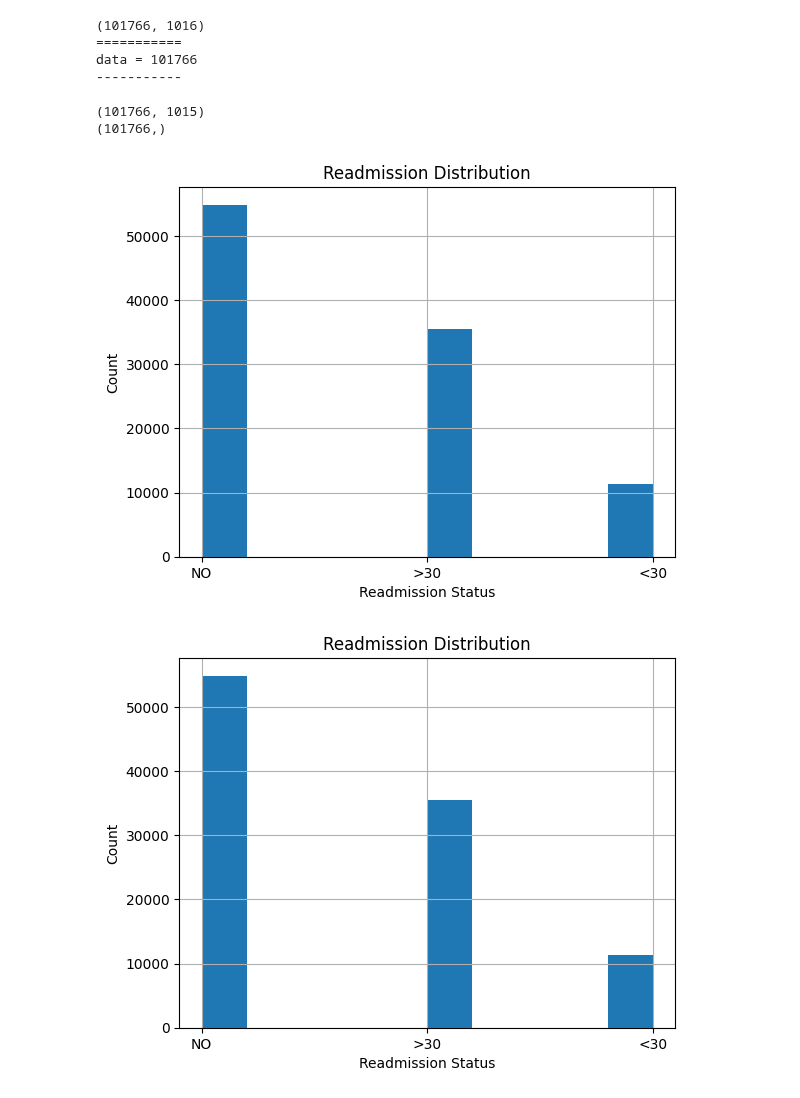
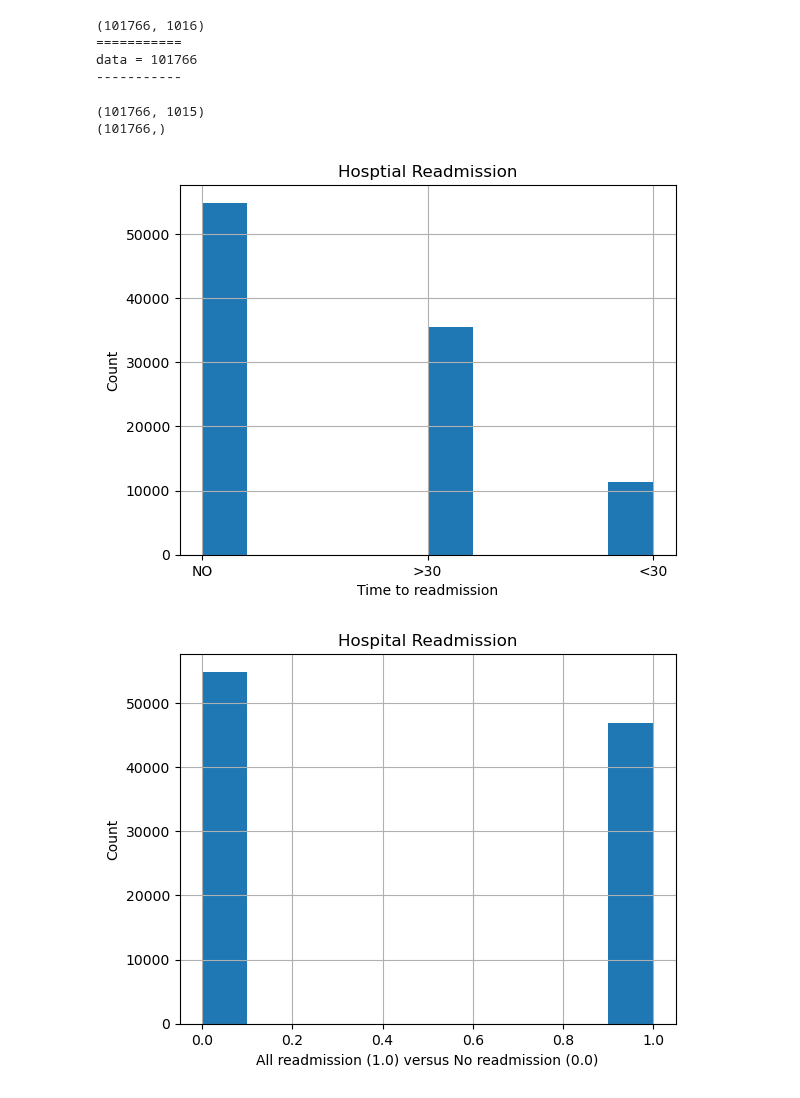
Before and after one commit to taddbackus/qtw, a Jupyter notebook: CaseStudy2/caseStudy2v3.ipynb, the cells around one changed output. Drawn from its saved outputs; the diff is of its cells as text; code cells hidden in the pictures.

```diff
--- a/CaseStudy2/caseStudy2v3.ipynb
+++ b/CaseStudy2/caseStudy2v3.ipynb
@@ -214,21 +217,20 @@ featureNames = X.columns.tolist()
 print(X.shape)
 print(y.shape)
 dfEncoded['readmitted'].hist()
-plt.title('Readmission Distribution')
-plt.xlabel('Readmission Status')
+plt.title('Hosptial Readmission')
+plt.xlabel('Time to readmission')
 plt.ylabel('Count')
 plt.show()
 # %% [output]
 (101766, 1015)
 (101766,)
-[figure, old version]
+[figure, new version]
 # %%
-# same as above
-y.hist()
-plt.title('Readmission Distribution')
-plt.xlabel('Readmission Status')
+yReadmitted.hist()
+plt.title('Hospital Readmission')
+plt.xlabel('All readmission (1.0) versus No readmission (0.0)')
 plt.ylabel('Count')
 plt.show()
 # %% [output]
-[figure, old version]
+[figure, new version]
 # %%
```
Also changed, not shown: parts of 26 cells of this notebook.
